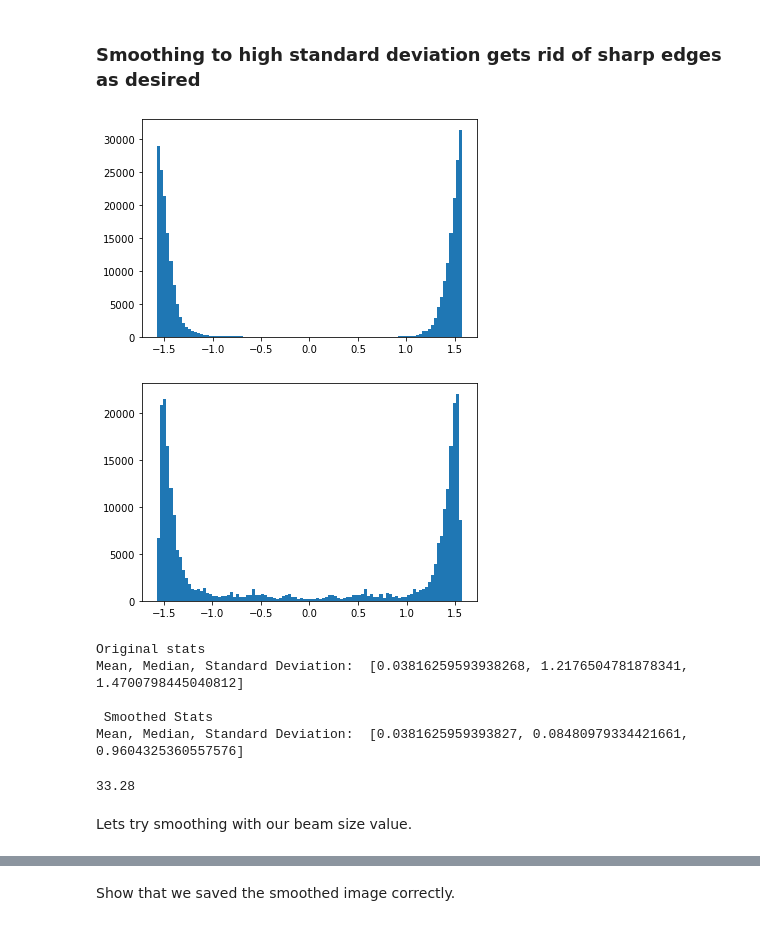
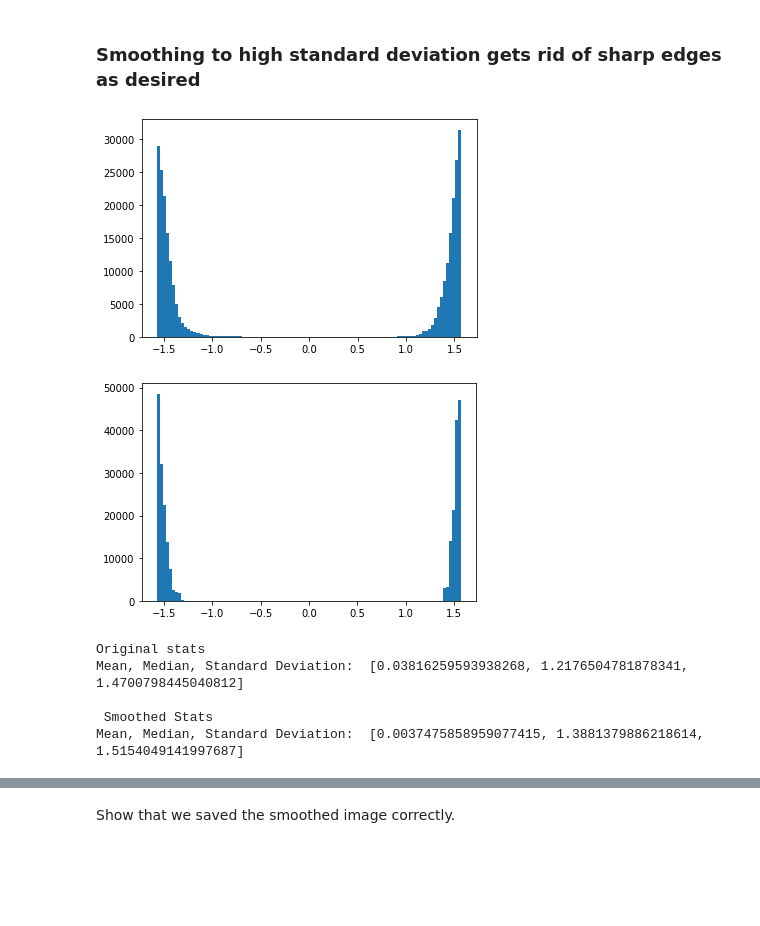
Before and after one commit to parkji30/PyDCF, a Jupyter notebook: testing/Gaussian Smoothing.ipynb, the cells around one changed output, grey strips where cells are left out. Saved outputs shown, nothing was run; the diff lists cells and outputs as text; code cells hidden in the pictures; blank space fills up the shorter version.

Commit message:
Finalized Gaussian Smoothing

```diff
--- a/testing/Gaussian Smoothing.ipynb
+++ b/testing/Gaussian Smoothing.ipynb
@@ -90,0 +102,11 @@ Imshow(gaussian_filter(L1M10_psi, sigma=2.5/2.35), title="Smoothed L1M10 Psi Map
+# %%
+# Smoothing Image Here
+
+Smoothed_Q = gaussian_filter(L1M10_Q, sigma=33.28)
+Smoothed_U = gaussian_filter(L1M10_U, sigma=33.28)
+
+Smoothed_L1M10_psi = stokes_psi(Smoothed_Q, Smoothed_U)
+Imshow(Smoothed_L1M10_psi, title="0.65 pc Smoothed L1M10 Psi Map")
+
+L1M10_psi = stokes_psi(L1M10_Q, L1M10_U)
+Imshow(L1M10_psi, title='Normal L1M10 Psi Map')
@@ -93,39 +118,21 @@ Imshow(gaussian_filter(L1M10_psi, sigma=2.5/2.35), title="Smoothed L1M10 Psi Map
 # %%
 og = L1M10_psi
 Histshow(og.flatten())
 
-# Gaussian Filtered
-gaussian_filter(L1M10_psi, sigma=10)
-Histshow(gaussian_filter(L1M10_psi, sigma=2.5/2.35).flatten())
+# Smoothed
+Histshow(Smoothed_L1M10_psi.flatten())
 # %% [output]
 [figure]
-[figure, old version]
+[figure, new version]
 # %%
 print("Original stats")
 print("Mean, Median, Standard Deviation: ", get_basic_stats(L1M10_psi.flatten()))
 
-print("\n Smoothed Stats")
-print("Mean, Median, Standard Deviation: ", get_basic_stats(gaussian_filter(L1M10_psi, sigma=10).flatten()))
+print("\nSmoothed Stats")
+print("Mean, Median, Standard Deviation: ", get_basic_stats(Smoothed_L1M10_psi.flatten()))
 # %% [output]
 Original stats
 Mean, Median, Standard Deviation:  [0.03816259593938268, 1.2176504781878341, 1.4700798445040812]
 
  Smoothed Stats
-Mean, Median, Standard Deviation:  [0.0381625959393827, 0.08480979334421661, 0.9604325360557576]
+Mean, Median, Standard Deviation:  [0.0037475858959077415, 1.3881379886218614, 1.5154049141997687]
-# %%
-# Get Image size
-# 512 by 512
-
-simulation_box_size = 10 # parsecs
-x_length = np.shape(L1M10_psi)[0]
-
-pixel_size = simulation_box_size / x_length
-
-W = 2.5 #arcminutes
-
-beam_size = 0.65 / pixel_size #Our desired smoothing length
-print(beam_size)
-# %% [output]
-33.28
-# %% [markdown]
-Lets try smoothing with our beam size value.
```
Also changed, not shown: parts of 9 cells of this notebook, 1 other file.
